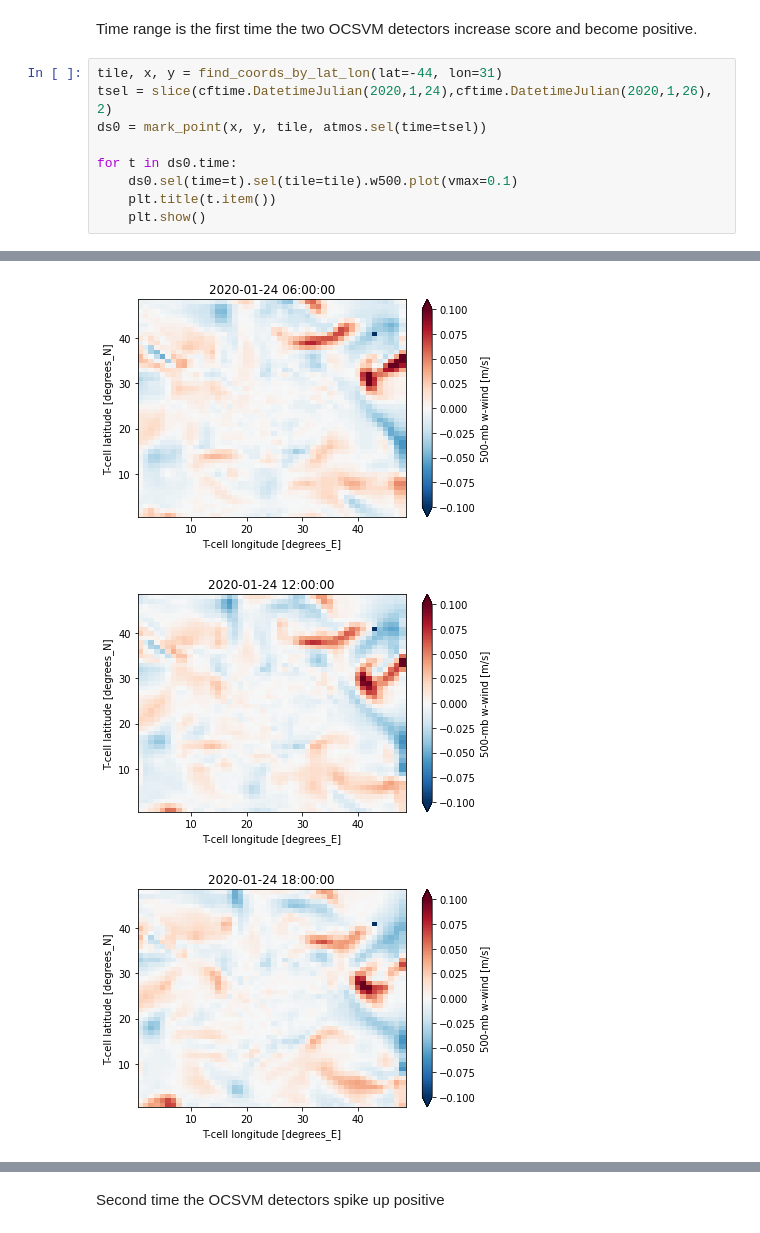
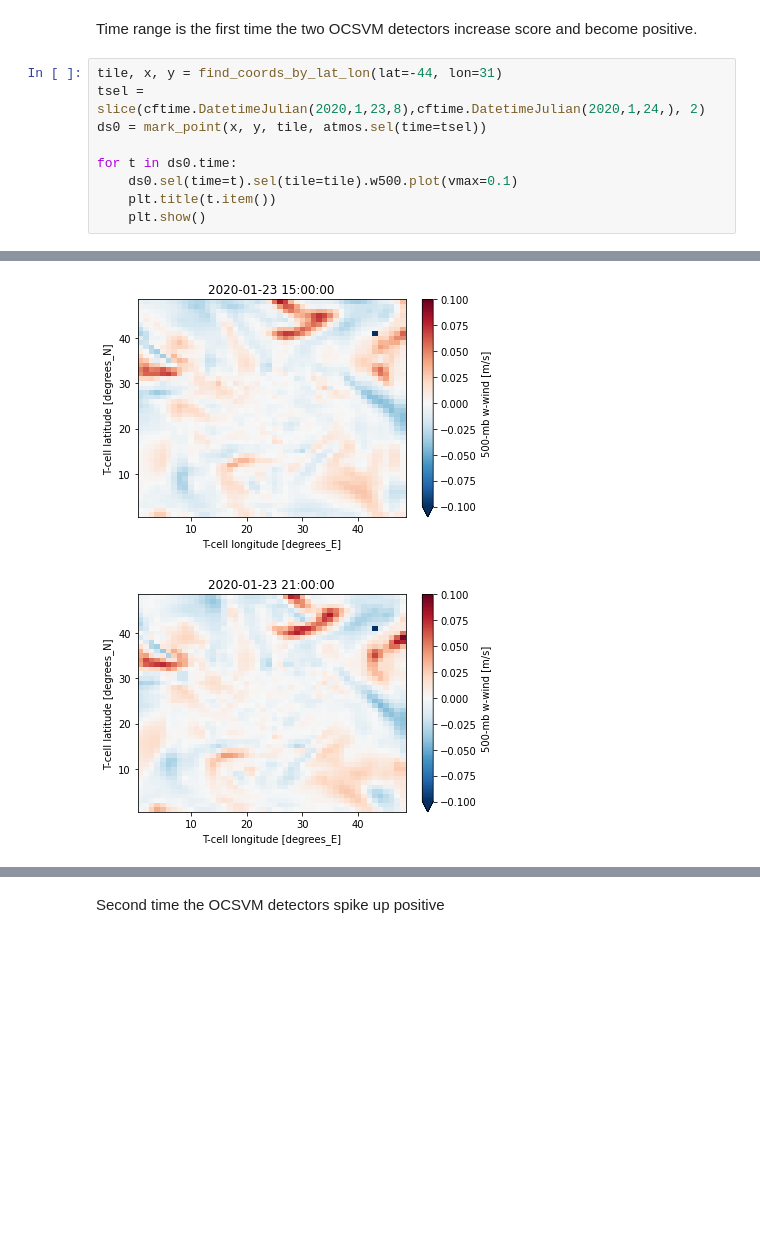
Before and after one commit to ai2cm/out-of-sample, a Jupyter notebook: notebooks/maps_near_fig2_example_points.ipynb, the cells around one changed output, grey strips where cells are left out. Drawn from its saved outputs; the diff is of its cells as text; blank space fills up the shorter version.

```diff
--- a/notebooks/maps_near_fig2_example_points.ipynb
+++ b/notebooks/maps_near_fig2_example_points.ipynb
@@ -30,7 +30,7 @@ grid = atmos[["lat", "lon", "area"]]
 Time range is the first time the two OCSVM detectors increase score and become positive.
 # %%
 tile, x, y = find_coords_by_lat_lon(lat=-44, lon=31)
-tsel = slice(cftime.DatetimeJulian(2020,1,24),cftime.DatetimeJulian(2020,1,26), 2)
+tsel = slice(cftime.DatetimeJulian(2020,1,23,8),cftime.DatetimeJulian(2020,1,24,), 2)
 ds0 = mark_point(x, y, tile, atmos.sel(time=tsel))
 
 for t in ds0.time:
@@ -42,3 +42,2 @@ for t in ds0.time:
-[figure, old version]
+[figure, new version]
-[figure, old version]
+[figure, new version]
-[figure, removed]
```
Also changed, not shown: parts of 3 cells of this notebook.
